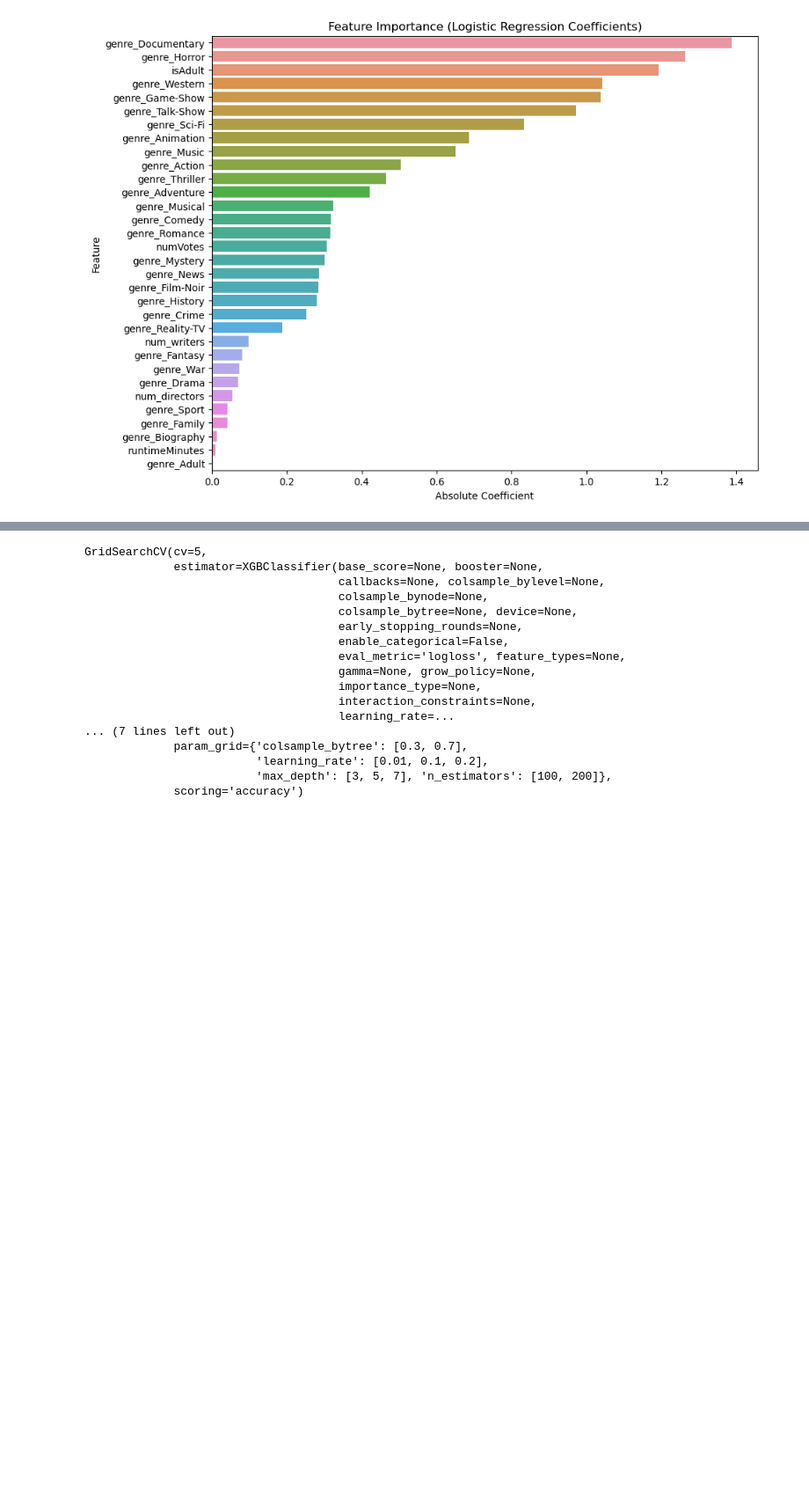
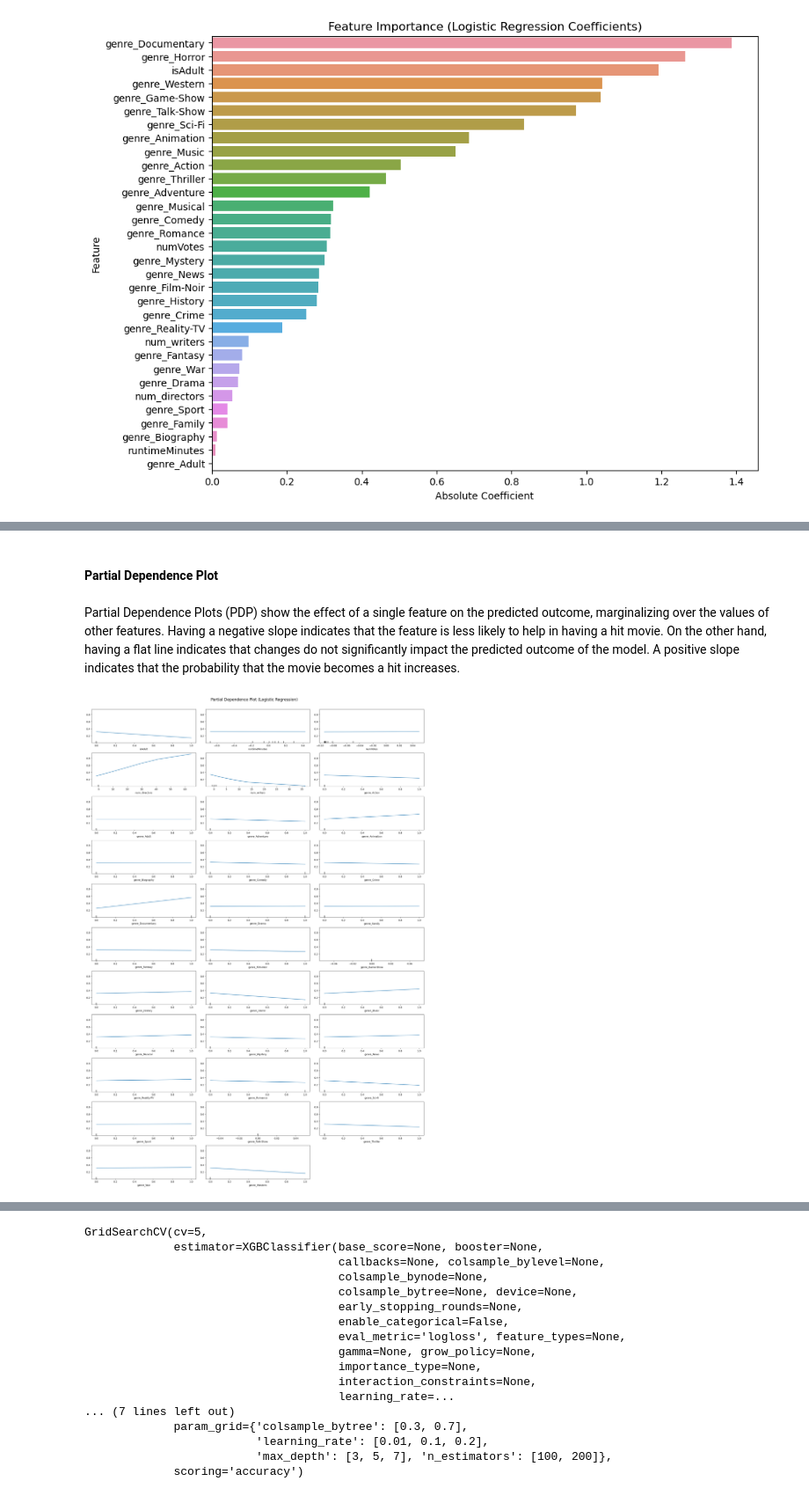
Before and after one commit to ayishamiara/Predicting-the-Next-Hit-Movie, a Jupyter notebook: main.ipynb, the cells around one changed output, grey strips where cells are left out. Shown at 88% size. Saved outputs shown, nothing was run; the diff lists cells and outputs as text; code cells hidden in the pictures; blank space fills up the shorter version.

```diff
--- a/main.ipynb
+++ b/main.ipynb
@@ -654,0 +677,35 @@ plt.show()
+# %% [markdown]
+#### Partial Dependence Plot
+# %% [markdown]
+Partial Dependence Plots (PDP) show the effect of a single feature on the predicted outcome, marginalizing over the values of other features. Having a negative slope indicates that the feature is less likely to help in having a hit movie. On the other hand, having a flat line indicates that changes do not significantly impact the predicted outcome of the model. A positive slope indicates that the probability that the movie becomes a hit increases.
+# %%
+num_features = X_test.shape[1]
+n_cols = 3  # Number of columns for the subplots
+n_rows = (num_features + n_cols - 1) // n_cols  # Number of rows
+
+# Create the Partial Dependence Plots with increased figure size
+fig, ax = plt.subplots(n_rows, n_cols, figsize=(20, 30))
+
+# Flatten the ax array for easy indexing
+ax = ax.flatten()
+
+# Plot Partial Dependence
+display = PartialDependenceDisplay.from_estimator(
+    best_log_reg, X_test, features=list(range(num_features)), ax=ax[:num_features]
+)
+
+# Remove any extra subplots
+for i in range(num_features, len(ax)):
+    fig.delaxes(ax[i])
+
+# Hide y-axis labels
+for a in ax[:num_features]:
+    a.set_ylabel('')  # Hide the label
+
+# Adjust layout and titles
+plt.suptitle('Partial Dependence Plot (Logistic Regression)', fontsize=16)
+plt.subplots_adjust(top=0.5, hspace=0.4, wspace=0.4)  # Adjust spacing between plots
+plt.tight_layout(rect=[0, 0.03, 1, 0.975])
+plt.show()
+# %% [output]
+[figure, added]
```
Also changed, not shown: parts of 67 cells of this notebook.
